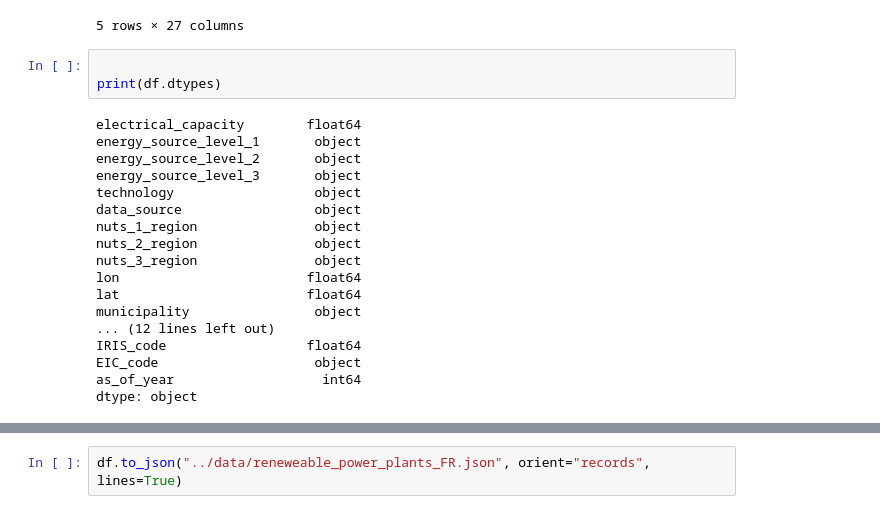
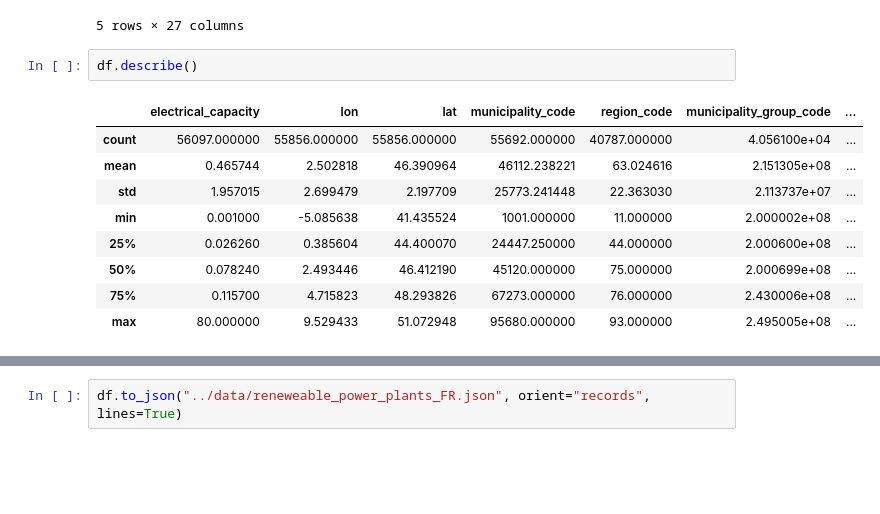
Before and after one commit to zwergon/ensg_search, a Jupyter notebook: src/power_plant.ipynb, the cells around one changed output, grey strips where cells are left out. Saved outputs shown, nothing was run; the diff lists cells and outputs as text; blank space fills up the shorter version.

```diff
--- a/src/power_plant.ipynb
+++ b/src/power_plant.ipynb
@@ -11,24 +11,15 @@ df.head()
 | 3 | 1.200 | Renewable energy | Hydro | NaN | Other or unspecified technology | ... |
 | 4 | 21.000 | Renewable energy | Hydro | NaN | Other or unspecified technology | ... |
 5 rows × 27 columns
-# %%
-
-print(df.dtypes)
-# %% [output]
-electrical_capacity        float64
-energy_source_level_1       object
-energy_source_level_2       object
-energy_source_level_3       object
-technology                  object
-data_source                 object
-nuts_1_region               object
-nuts_2_region               object
-nuts_3_region               object
-lon                        float64
-lat                        float64
-municipality                object
-... (12 lines left out)
-IRIS_code                  float64
-EIC_code                    object
-as_of_year                   int64
-dtype: object
+# %%
+df.describe()
+# %% [output]
+|  | electrical_capacity | lon | lat | municipality_code | region_code | municipality_group_code | ... |
+| count | 56097.000000 | 55856.000000 | 55856.000000 | 55692.000000 | 40787.000000 | 4.056100e+04 | ... |
+| mean | 0.465744 | 2.502818 | 46.390964 | 46112.238221 | 63.024616 | 2.151305e+08 | ... |
+| std | 1.957015 | 2.699479 | 2.197709 | 25773.241448 | 22.363030 | 2.113737e+07 | ... |
+| min | 0.001000 | -5.085638 | 41.435524 | 1001.000000 | 11.000000 | 2.000002e+08 | ... |
+| 25% | 0.026260 | 0.385604 | 44.400070 | 24447.250000 | 44.000000 | 2.000600e+08 | ... |
+| 50% | 0.078240 | 2.493446 | 46.412190 | 45120.000000 | 75.000000 | 2.000699e+08 | ... |
+| 75% | 0.115700 | 4.715823 | 48.293826 | 67273.000000 | 76.000000 | 2.430006e+08 | ... |
+| max | 80.000000 | 9.529433 | 51.072948 | 95680.000000 | 93.000000 | 2.495005e+08 | ... |
```
Also changed, not shown: parts of 2 cells of this notebook, 3 other files.
